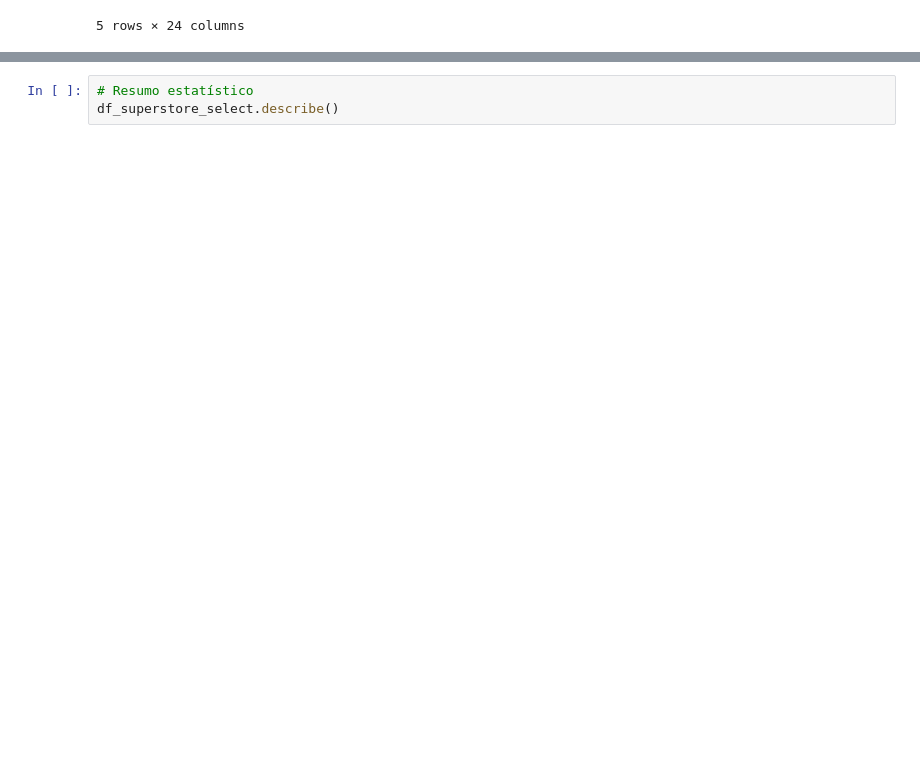
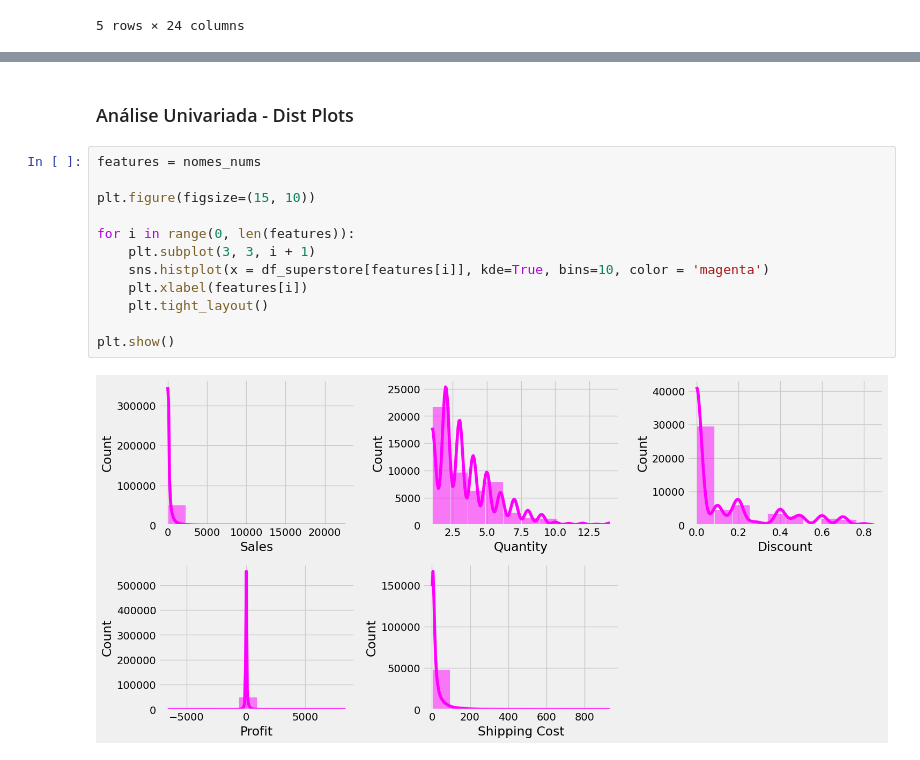
Before and after one commit to carlosrodriguesjf/analise-de-dados-de-superlojas-globais, a Jupyter notebook: Análise e visualização de dados de superlojas globais.ipynb, the cells around one changed output, grey strips where cells are left out. Drawn from its saved outputs; the diff is of its cells as text; blank space fills up the shorter version.

```diff
--- a/Análise e visualização de dados de superlojas globais.ipynb
+++ b/Análise e visualização de dados de superlojas globais.ipynb
@@ -165,3 +270,16 @@ df_superstore_select.shape
+# %% [markdown]
+### Análise Univariada - Dist Plots
 # %%
-# Resumo estatístico
-df_superstore_select.describe()
+features = nomes_nums
+
+plt.figure(figsize=(15, 10))
+
+for i in range(0, len(features)):
+    plt.subplot(3, 3, i + 1)
+    sns.histplot(x = df_superstore[features[i]], kde=True, bins=10, color = 'magenta')
+    plt.xlabel(features[i])
+    plt.tight_layout()
+
+plt.show()
+# %% [output]
+[figure, added]
```
Also changed, not shown: parts of 44 cells of this notebook, 1 other file.
